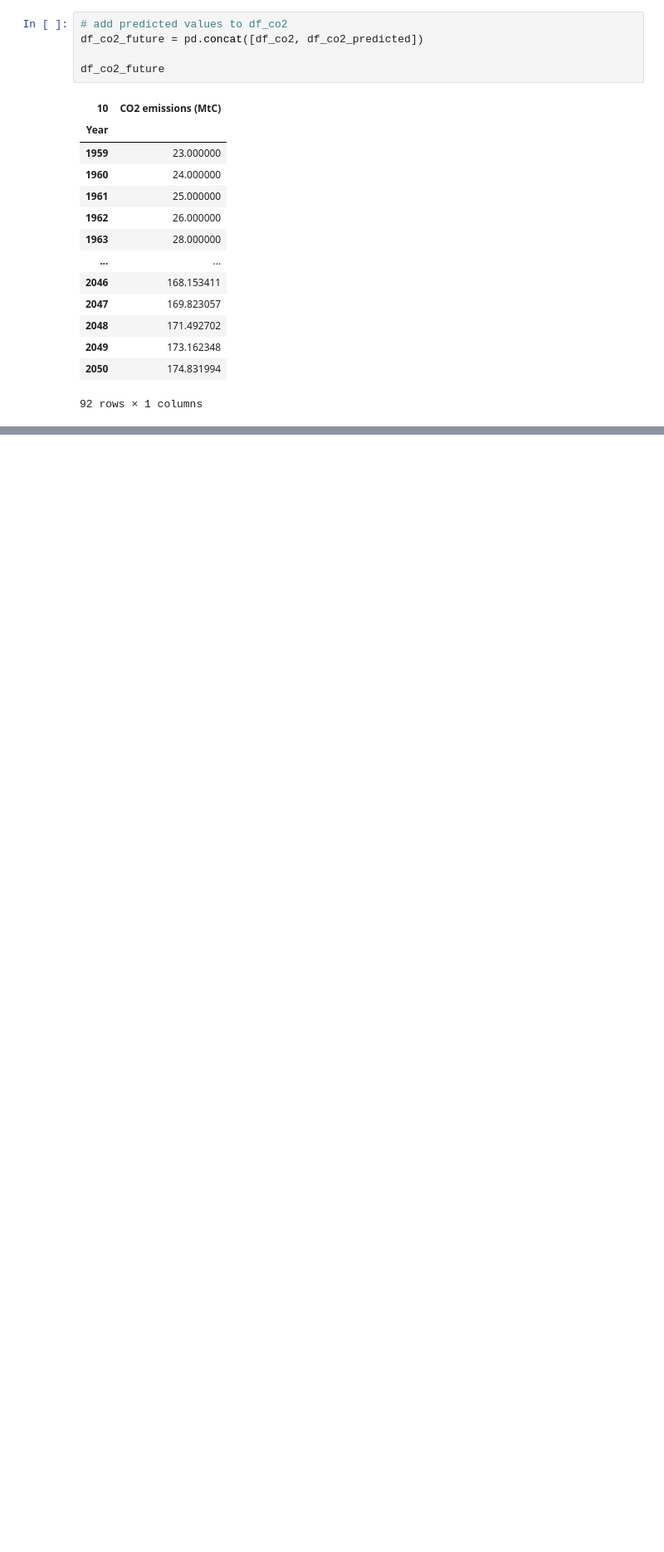
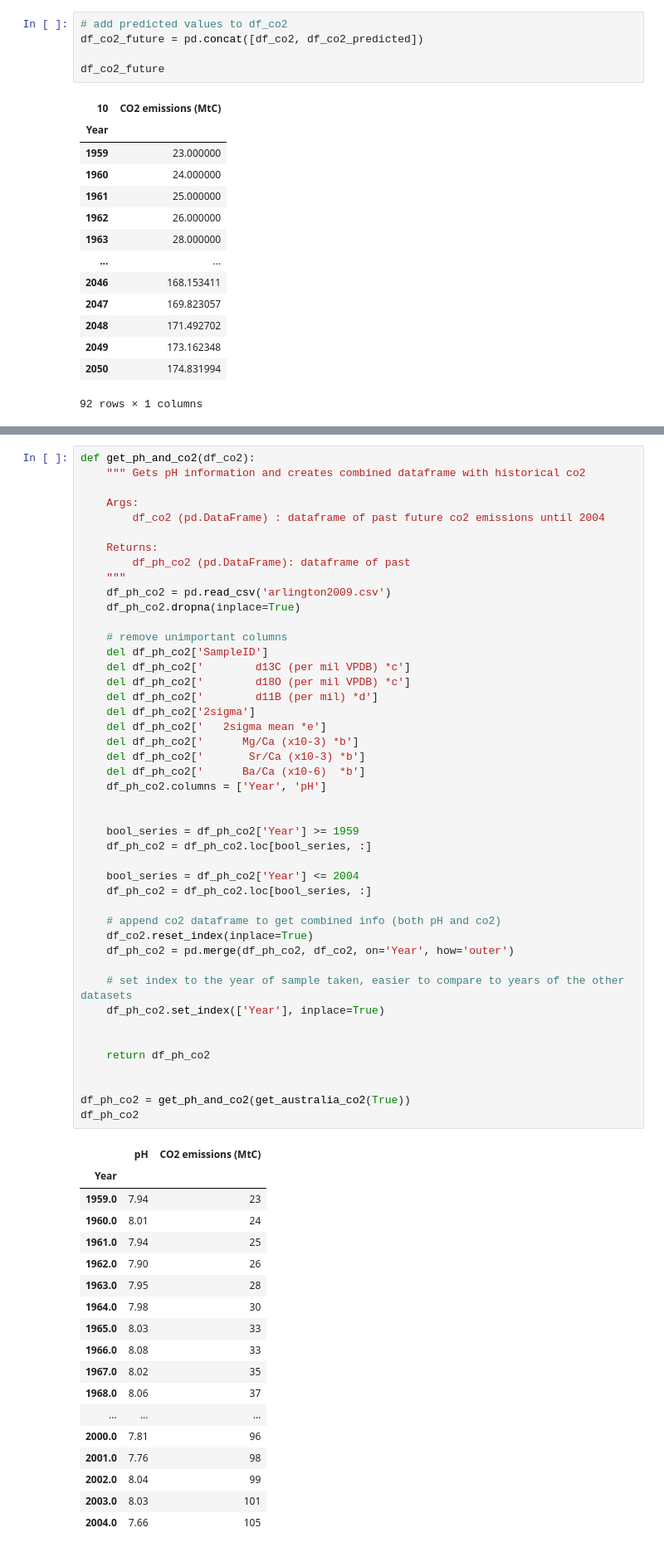
Before and after one commit to shalupova-a/ds3000-final-proj, a Jupyter notebook: final-deliverable.ipynb, the cells around one changed output, grey strips where cells are left out. Shown at 83% size. Drawn from its saved outputs; the diff is of its cells as text; blank space fills up the shorter version.

```diff
--- a/final-deliverable.ipynb
+++ b/final-deliverable.ipynb
@@ -173,0 +185,64 @@ df_co2_future
+# %%
+def get_ph_and_co2(df_co2):
+    """ Gets pH information and creates combined dataframe with historical co2
+
+    Args:
+        df_co2 (pd.DataFrame) : dataframe of past future co2 emissions until 2004
+
+    Returns:
+        df_ph_co2 (pd.DataFrame): dataframe of past
+    """
+    df_ph_co2 = pd.read_csv('arlington2009.csv')
+    df_ph_co2.dropna(inplace=True)
+
+    # remove unimportant columns
+    del df_ph_co2['SampleID']
+    del df_ph_co2['        d13C (per mil VPDB) *c']
+    del df_ph_co2['        d18O (per mil VPDB) *c']
+    del df_ph_co2['        d11B (per mil) *d']
+    del df_ph_co2['2sigma']
+    del df_ph_co2['   2sigma mean *e']
+    del df_ph_co2['      Mg/Ca (x10-3) *b']
+    del df_ph_co2['       Sr/Ca (x10-3) *b']
+    del df_ph_co2['      Ba/Ca (x10-6)  *b']
+    df_ph_co2.columns = ['Year', 'pH']
+
+
+    bool_series = df_ph_co2['Year'] >= 1959
+    df_ph_co2 = df_ph_co2.loc[bool_series, :]
+
+    bool_series = df_ph_co2['Year'] <= 2004
+    df_ph_co2 = df_ph_co2.loc[bool_series, :]
+
+    # append co2 dataframe to get combined info (both pH and co2)
+    df_co2.reset_index(inplace=True)
+    df_ph_co2 = pd.merge(df_ph_co2, df_co2, on='Year', how='outer')
+
+    # set index to the year of sample taken, easier to compare to years of the other datasets
+    df_ph_co2.set_index(['Year'], inplace=True)
+
+
+    return df_ph_co2
+
+
+df_ph_co2 = get_ph_and_co2(get_australia_co2(True))
+df_ph_co2
+# %% [output]
+|  | pH | CO2 emissions (MtC) |
+| Year |  |  |
+| 1959.0 | 7.94 | 23 |
+| 1960.0 | 8.01 | 24 |
+| 1961.0 | 7.94 | 25 |
+| 1962.0 | 7.90 | 26 |
+| 1963.0 | 7.95 | 28 |
+| 1964.0 | 7.98 | 30 |
+| 1965.0 | 8.03 | 33 |
+| 1966.0 | 8.08 | 33 |
+| 1967.0 | 8.02 | 35 |
+| 1968.0 | 8.06 | 37 |
+| ... | ... | ... |
+| 2000.0 | 7.81 | 96 |
+| 2001.0 | 7.76 | 98 |
+| 2002.0 | 8.04 | 99 |
+| 2003.0 | 8.03 | 101 |
+| 2004.0 | 7.66 | 105 |
```
Also changed, not shown: parts of 10 cells of this notebook, 1 other file.
